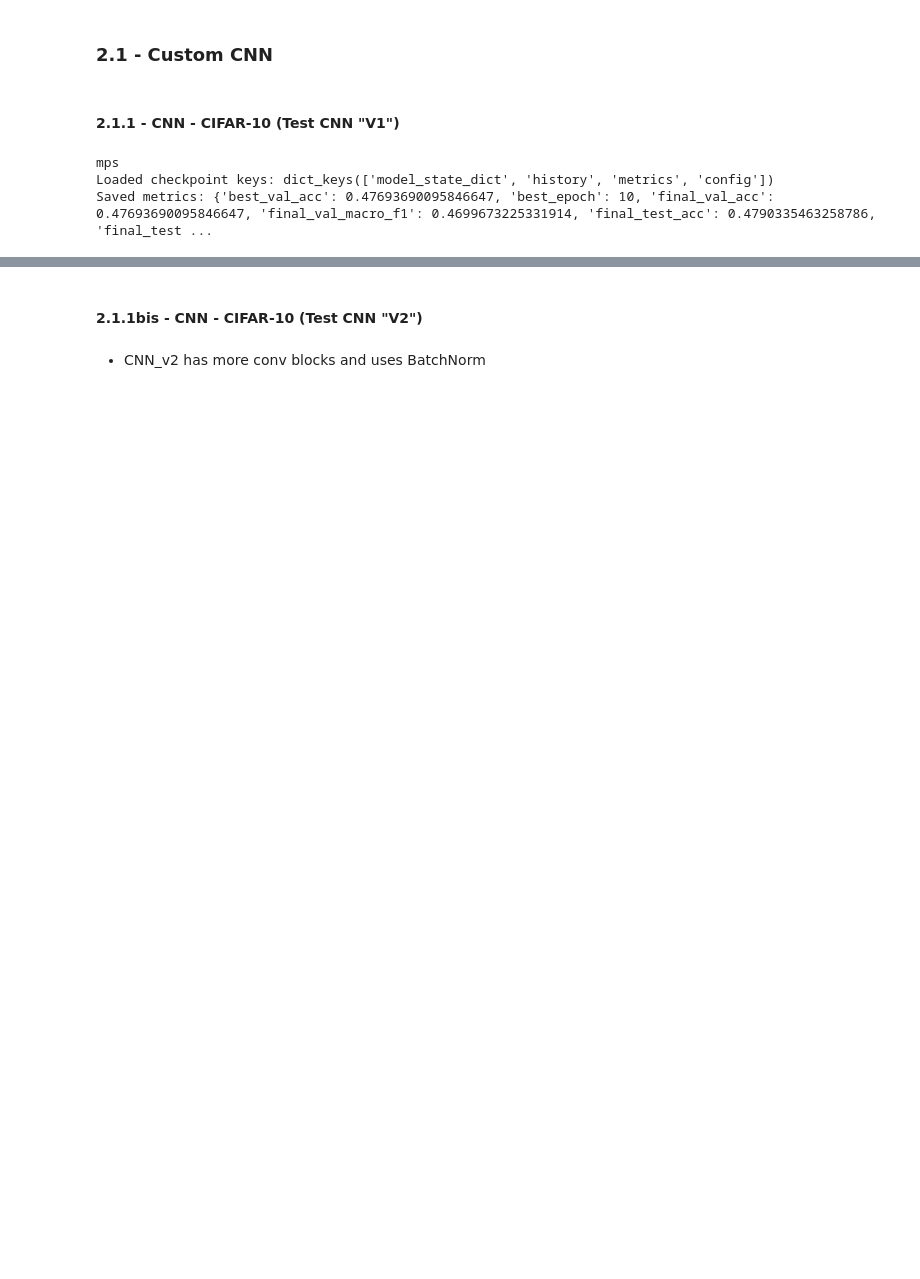
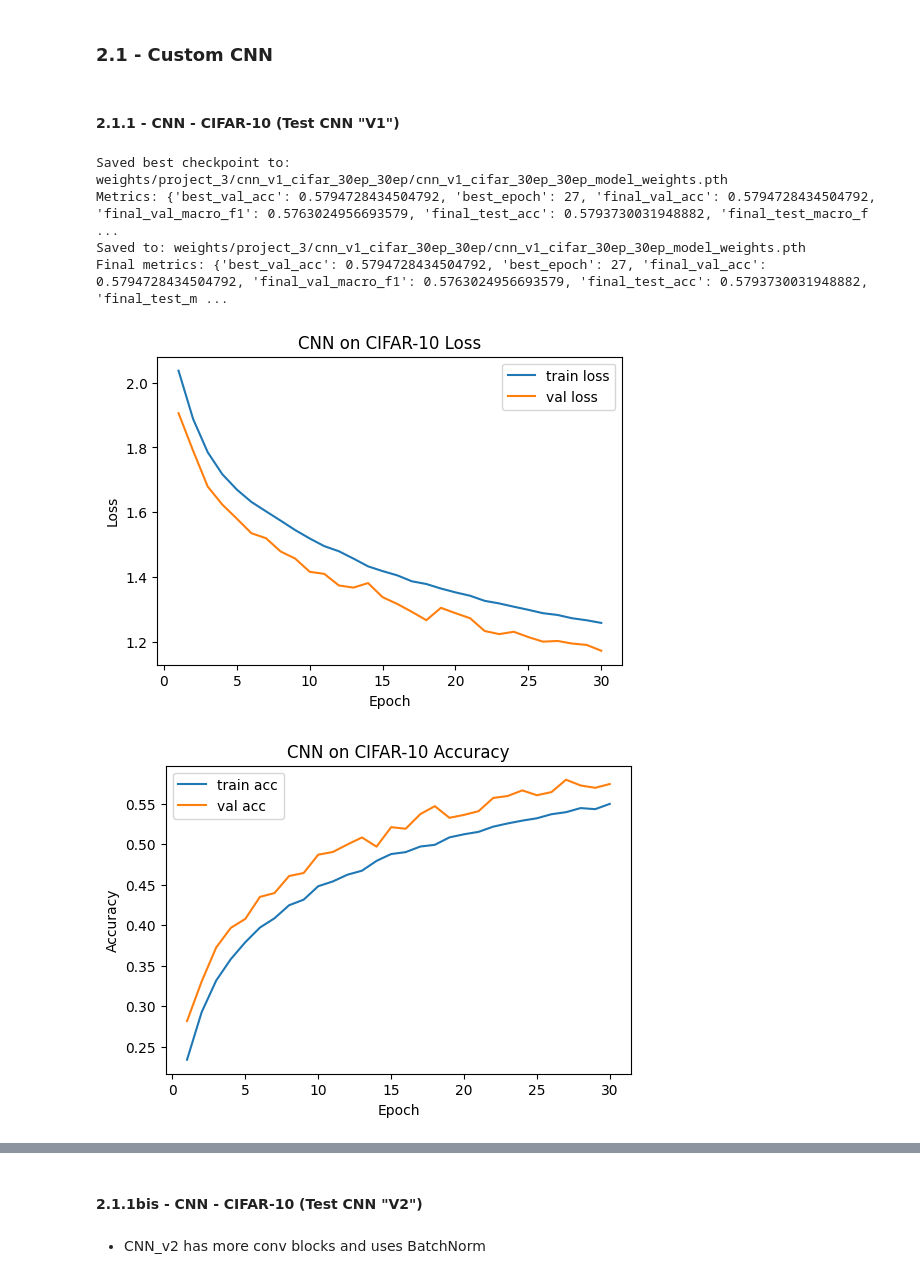
Before and after one commit to selim-ba/insa-hddl-group10, a Jupyter notebook: demo_project_3.ipynb, the cells around one changed output, grey strips where cells are left out. Saved outputs shown, nothing was run; the diff lists cells and outputs as text; code cells hidden in the pictures; blank space fills up the shorter version.

```diff
--- a/demo_project_3.ipynb
+++ b/demo_project_3.ipynb
@@ -337,41 +383,44 @@ mps
 # %% [markdown]
 #### 2.1.1 - CNN - CIFAR-10 (Test CNN "V1")
 # %%
-MODEL_NAME = "cnn_v1_cifar_test_10ep"
+MODEL_NAME = "cnn_v1_cifar_30ep"
 if TRAIN_CNN_V1_CIFAR:
     # Training
     cifar_num_classes = len(cifar_class_names)
     model_cnn_cifar = Custom_CNN(num_classes=cifar_num_classes).to(device)
 
     model_cnn_cifar, history, metrics, saved_path = train_model(
         model=model_cnn_cifar,
         train_loader=cifar_loaders["train"],
         val_loader=cifar_loaders["val"],
         test_loader=cifar_loaders["test"],
-        epochs=10,
+        epochs=30,
         lr=3e-4,
         device=device,
         save_folder_name=f"{MODEL_NAME}",
     )
 
     print("Saved to:", saved_path)
     print("Final metrics:", metrics)
     plot_history(history, title="CNN on CIFAR-10")
 
 else:
     print(device)
     ckpt_path = f"weights/project_3/{MODEL_NAME}/{MODEL_NAME}_model_weights.pth"
     ckpt = torch.load(ckpt_path, map_location=device)
 
     cifar_num_classes = len(cifar_class_names)
     model_cnn_cifar = Custom_CNN(num_classes=cifar_num_classes).to(device)
     model_cnn_cifar.load_state_dict(ckpt["model_state_dict"])
     print("Loaded checkpoint keys:", ckpt.keys())
     if "metrics" in ckpt:
         print("Saved metrics:", ckpt["metrics"])
 # %% [output]
-mps
-Loaded checkpoint keys: dict_keys(['model_state_dict', 'history', 'metrics', 'config'])
-Saved metrics: {'best_val_acc': 0.47693690095846647, 'best_epoch': 10, 'final_val_acc': 0.47693690095846647, 'final_val_macro_f1': 0.4699673225331914, 'final_test_acc': 0.4790335463258786, 'final_test ...
+Saved best checkpoint to: weights/project_3/cnn_v1_cifar_30ep_30ep/cnn_v1_cifar_30ep_30ep_model_weights.pth
+Metrics: {'best_val_acc': 0.5794728434504792, 'best_epoch': 27, 'final_val_acc': 0.5794728434504792, 'final_val_macro_f1': 0.5763024956693579, 'final_test_acc': 0.5793730031948882, 'final_test_macro_f ...
+Saved to: weights/project_3/cnn_v1_cifar_30ep_30ep/cnn_v1_cifar_30ep_30ep_model_weights.pth
+Final metrics: {'best_val_acc': 0.5794728434504792, 'best_epoch': 27, 'final_val_acc': 0.5794728434504792, 'final_val_macro_f1': 0.5763024956693579, 'final_test_acc': 0.5793730031948882, 'final_test_m ...
+[figure, added]
+[figure, added]
 # %%
 # Evaluate
```
Also changed, not shown: parts of 41 cells of this notebook.
